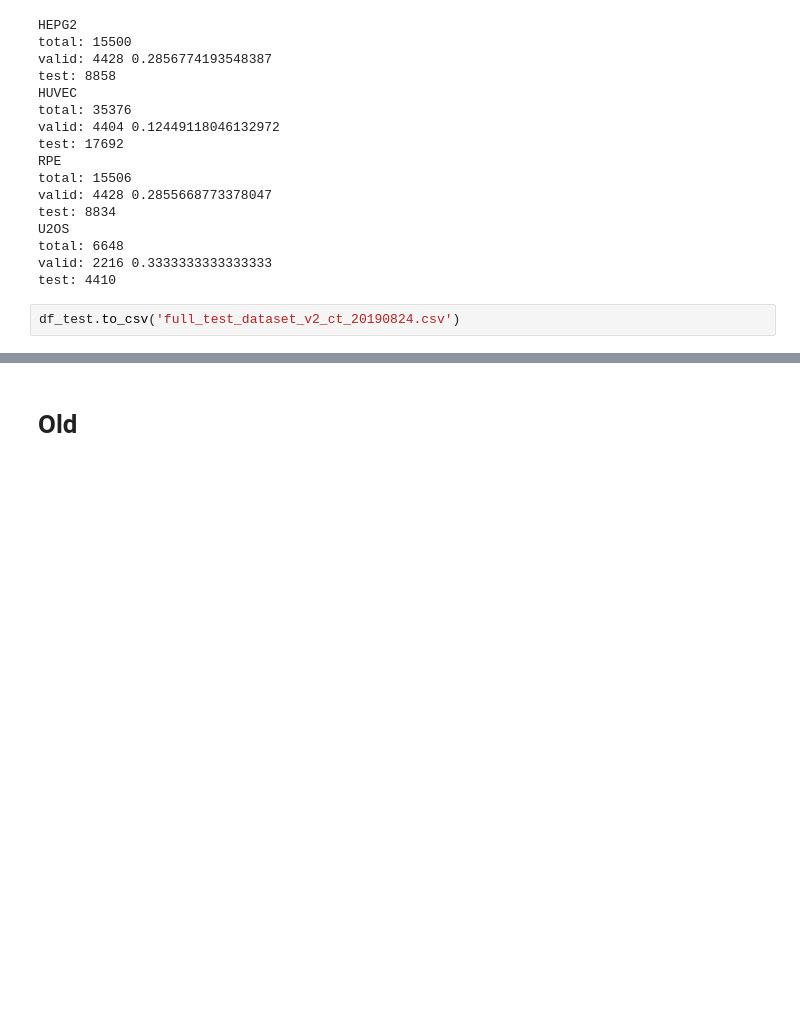
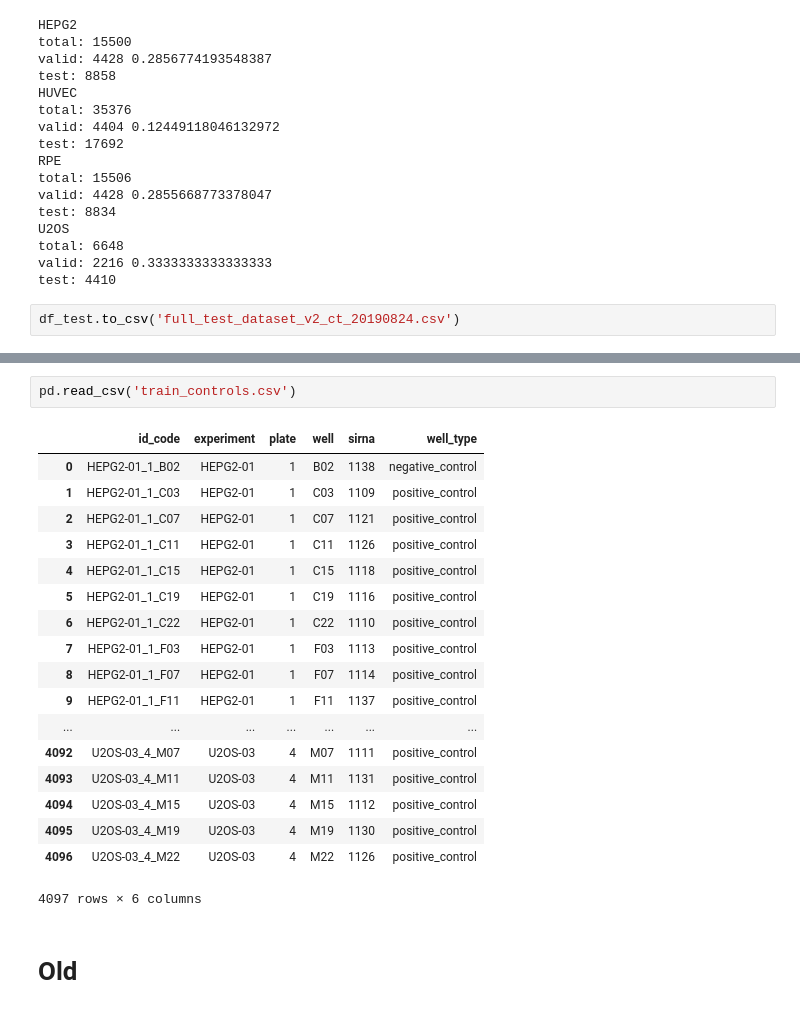
Before and after one commit to MicPie/recursion-cellular-image-classification, a Jupyter notebook: rcic_v10_train_test_dataset_valid-split_prep.ipynb, the cells around one changed output, grey strips where cells are left out. Saved outputs shown, nothing was run; the diff lists cells and outputs as text; blank space fills up the shorter version.

```diff
--- a/rcic_v10_train_test_dataset_valid-split_prep.ipynb
+++ b/rcic_v10_train_test_dataset_valid-split_prep.ipynb
@@ -1194,3 +1209,24 @@ df_test.to_csv('full_test_dataset_v2_ct_20190824.csv')
+# %%
+pd.read_csv('train_controls.csv')
+# %% [output]
+|  | id_code | experiment | plate | well | sirna | well_type |
+| 0 | HEPG2-01_1_B02 | HEPG2-01 | 1 | B02 | 1138 | negative_control |
+| 1 | HEPG2-01_1_C03 | HEPG2-01 | 1 | C03 | 1109 | positive_control |
+| 2 | HEPG2-01_1_C07 | HEPG2-01 | 1 | C07 | 1121 | positive_control |
+| 3 | HEPG2-01_1_C11 | HEPG2-01 | 1 | C11 | 1126 | positive_control |
+| 4 | HEPG2-01_1_C15 | HEPG2-01 | 1 | C15 | 1118 | positive_control |
+| 5 | HEPG2-01_1_C19 | HEPG2-01 | 1 | C19 | 1116 | positive_control |
+| 6 | HEPG2-01_1_C22 | HEPG2-01 | 1 | C22 | 1110 | positive_control |
+| 7 | HEPG2-01_1_F03 | HEPG2-01 | 1 | F03 | 1113 | positive_control |
+| 8 | HEPG2-01_1_F07 | HEPG2-01 | 1 | F07 | 1114 | positive_control |
+| 9 | HEPG2-01_1_F11 | HEPG2-01 | 1 | F11 | 1137 | positive_control |
+| ... | ... | ... | ... | ... | ... | ... |
+| 4092 | U2OS-03_4_M07 | U2OS-03 | 4 | M07 | 1111 | positive_control |
+| 4093 | U2OS-03_4_M11 | U2OS-03 | 4 | M11 | 1131 | positive_control |
+| 4094 | U2OS-03_4_M15 | U2OS-03 | 4 | M15 | 1112 | positive_control |
+| 4095 | U2OS-03_4_M19 | U2OS-03 | 4 | M19 | 1130 | positive_control |
+| 4096 | U2OS-03_4_M22 | U2OS-03 | 4 | M22 | 1126 | positive_control |
+4097 rows × 6 columns
 # %% [markdown]
 # Old
 # %% [markdown]
```
Also changed, not shown: parts of 2 cells of this notebook, 6 other files.
